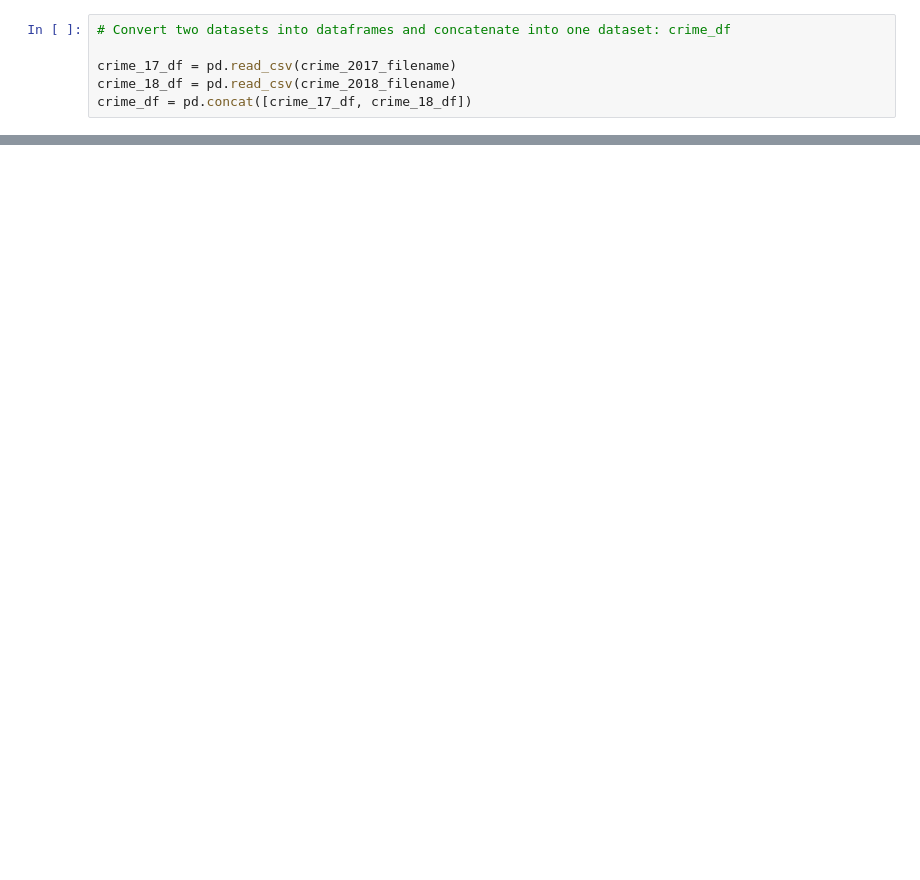
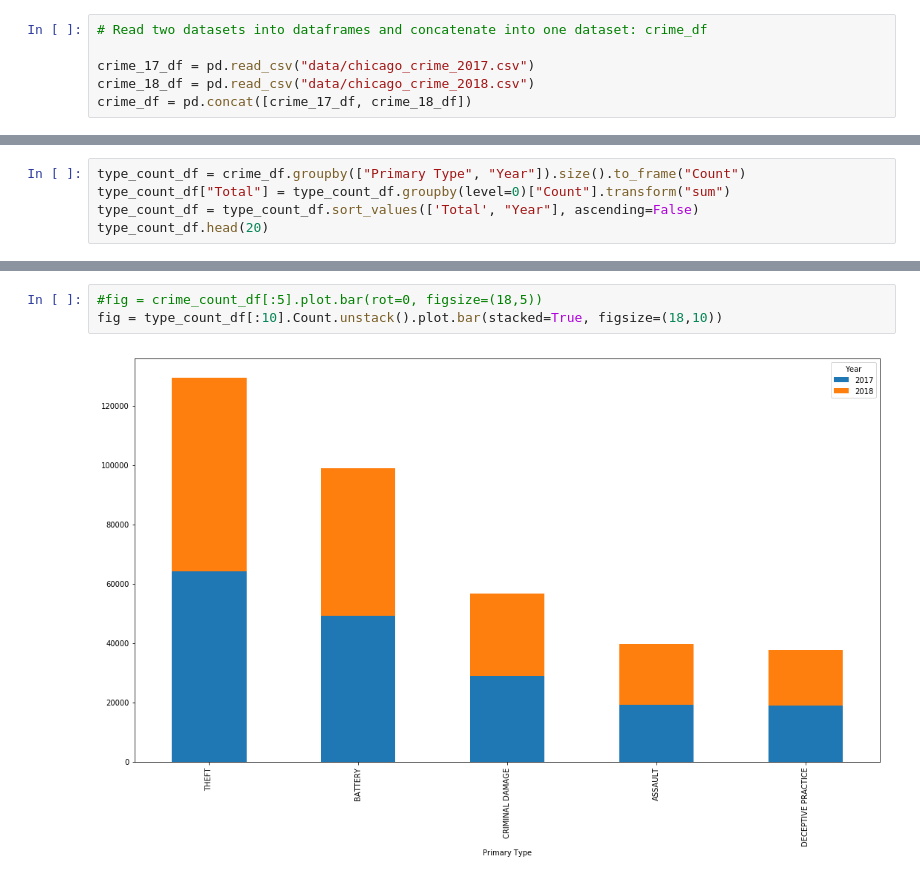
Before and after one commit to capp-machine-learning/chicago-crime-analysis, a Jupyter notebook: data_analysis.ipynb, the cells around one changed output, grey strips where cells are left out. Drawn from its saved outputs; the diff is of its cells as text; blank space fills up the shorter version.

```diff
--- a/data_analysis.ipynb
+++ b/data_analysis.ipynb
@@ -13,6 +3,6 @@ crime_2018_filename = "data/chicago_crime_2018.csv"
 # %%
-# Convert two datasets into dataframes and concatenate into one dataset: crime_df
+# Read two datasets into dataframes and concatenate into one dataset: crime_df
 
-crime_17_df = pd.read_csv(crime_2017_filename)
-crime_18_df = pd.read_csv(crime_2018_filename)
+crime_17_df = pd.read_csv("data/chicago_crime_2017.csv")
+crime_18_df = pd.read_csv("data/chicago_crime_2018.csv")
 crime_df = pd.concat([crime_17_df, crime_18_df])
@@ -27,0 +33,5 @@ crime_df = pd.concat([crime_17_df, crime_18_df])
+# %%
+type_count_df = crime_df.groupby(["Primary Type", "Year"]).size().to_frame("Count")
+type_count_df["Total"] = type_count_df.groupby(level=0)["Count"].transform("sum")
+type_count_df = type_count_df.sort_values(['Total', "Year"], ascending=False)
+type_count_df.head(20)
@@ -27,0 +57,5 @@ crime_df = pd.concat([crime_17_df, crime_18_df])
+# %%
+#fig = crime_count_df[:5].plot.bar(rot=0, figsize=(18,5))
+fig = type_count_df[:10].Count.unstack().plot.bar(stacked=True, figsize=(18,10))
+# %% [output]
+[figure, added]
```
Also changed, not shown: parts of 6 cells of this notebook.
